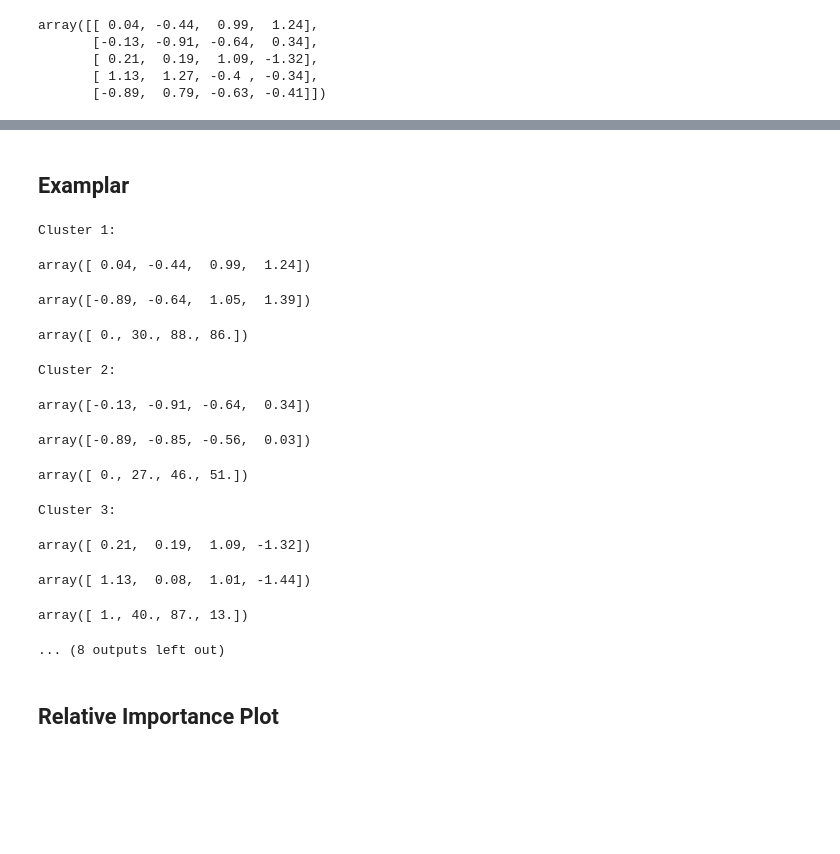
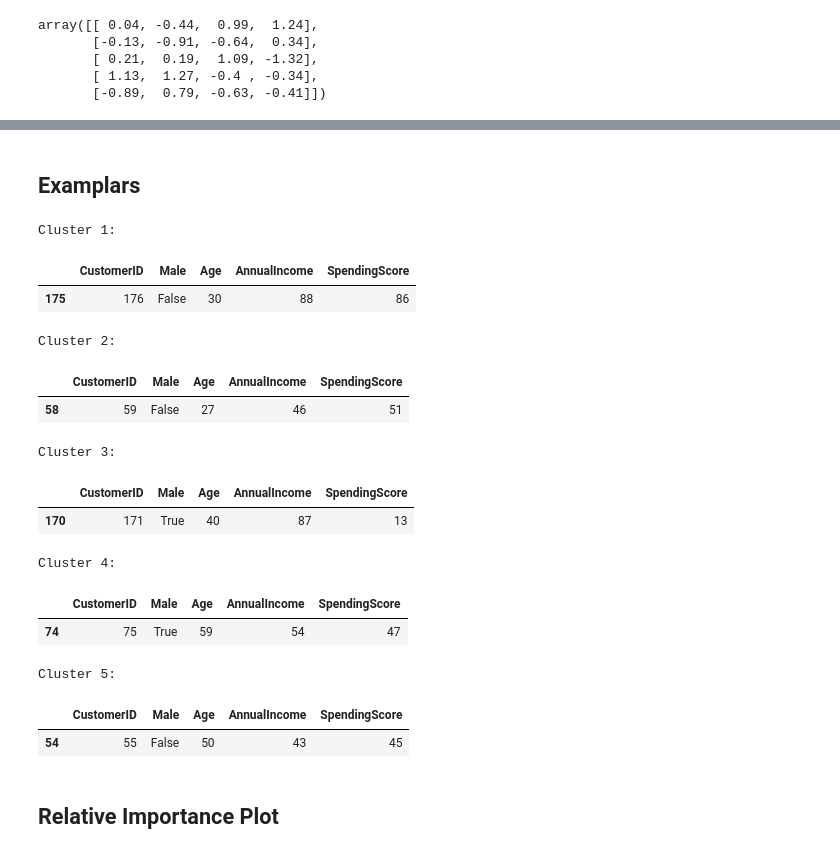
Before and after one commit to stepthom/sandbox, a Jupyter notebook: slides_clustering_interpret.ipynb, the cells around one changed output, grey strips where cells are left out. Drawn from its saved outputs; the diff is of its cells as text; code cells hidden in the pictures; blank space fills up the shorter version.

```diff
--- a/slides_clustering_interpret.ipynb
+++ b/slides_clustering_interpret.ipynb
@@ -219,30 +266,33 @@ Cluster 2:
 # %% [markdown]
-## Examplar
+## Examplars
 # %%
 from scipy.spatial import distance
 
 for i, label in enumerate(set(labels)):
-    X_tmp = X[labels==label]
-    exemplar_idx = distance.cdist([means[i]], X_tmp).argmin()
+    X_tmp= X
+    exemplar_idx = distance.cdist([means[i]], X).argmin()
 
     print('\nCluster {}:'.format(label))
-    means[i]
-    X_tmp[exemplar_idx]
-    scaler.inverse_transform(X_tmp[exemplar_idx])
+    #print("  Examplar ID: {}".format(exemplar_idx))
+    #print("  Label: {}".format(labels[exemplar_idx]))
+    #print("  Features:")
+    display(df.iloc[[exemplar_idx]])
 # %% [output]
 Cluster 1:
+|  | CustomerID | Male | Age | AnnualIncome | SpendingScore |
+| 175 | 176 | False | 30 | 88 | 86 |
-array([ 0.04, -0.44,  0.99,  1.24])
+Cluster 2:
+|  | CustomerID | Male | Age | AnnualIncome | SpendingScore |
+| 58 | 59 | False | 27 | 46 | 51 |
-array([-0.89, -0.64,  1.05,  1.39])
+Cluster 3:
+|  | CustomerID | Male | Age | AnnualIncome | SpendingScore |
+| 170 | 171 | True | 40 | 87 | 13 |
-array([ 0., 30., 88., 86.])
+Cluster 4:
+|  | CustomerID | Male | Age | AnnualIncome | SpendingScore |
+| 74 | 75 | True | 59 | 54 | 47 |
-Cluster 2:
+Cluster 5:
-array([-0.13, -0.91, -0.64,  0.34])
-array([-0.89, -0.85, -0.56,  0.03])
-array([ 0., 27., 46., 51.])
-Cluster 3:
-array([ 0.21,  0.19,  1.09, -1.32])
-array([ 1.13,  0.08,  1.01, -1.44])
-array([ 1., 40., 87., 13.])
-... (8 outputs left out)
+|  | CustomerID | Male | Age | AnnualIncome | SpendingScore |
+| 54 | 55 | False | 50 | 43 | 45 |
 # %% [markdown]
 ## Relative Importance Plot
 # %%
```
Also changed, not shown: parts of 8 cells of this notebook.
